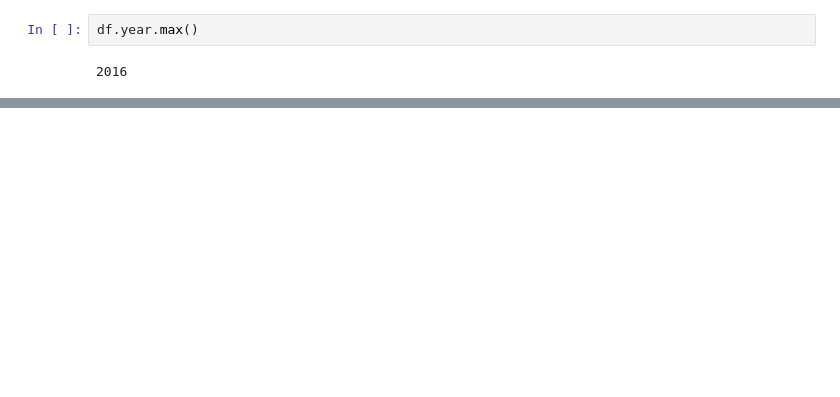
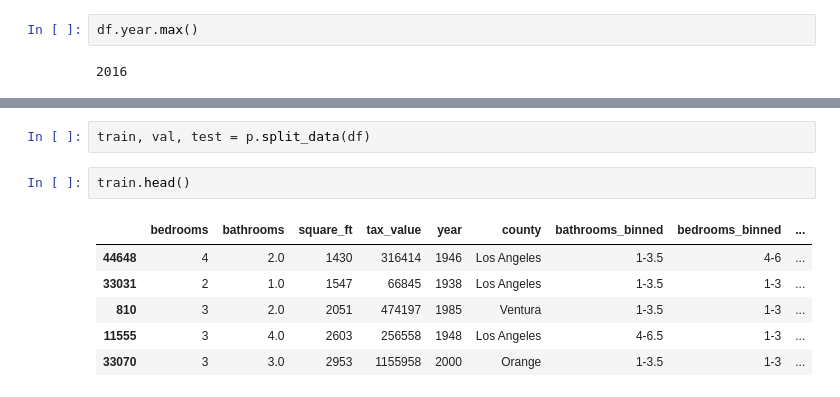
Before and after one commit to Msalazar2/Regression-Model-Project, a Jupyter notebook: scratch2.ipynb, the cells around one changed output, grey strips where cells are left out. Drawn from its saved outputs; the diff is of its cells as text; blank space fills up the shorter version.

```diff
--- a/scratch2.ipynb
+++ b/scratch2.ipynb
@@ -279,0 +314,11 @@ plt.show()
+# %%
+train, val, test = p.split_data(df)
+# %%
+train.head()
+# %% [output]
+|  | bedrooms | bathrooms | square_ft | tax_value | year | county | bathrooms_binned | bedrooms_binned | ... |
+| 44648 | 4 | 2.0 | 1430 | 316414 | 1946 | Los Angeles | 1-3.5 | 4-6 | ... |
+| 33031 | 2 | 1.0 | 1547 | 66845 | 1938 | Los Angeles | 1-3.5 | 1-3 | ... |
+| 810 | 3 | 2.0 | 2051 | 474197 | 1985 | Ventura | 1-3.5 | 1-3 | ... |
+| 11555 | 3 | 4.0 | 2603 | 256558 | 1948 | Los Angeles | 4-6.5 | 1-3 | ... |
+| 33070 | 3 | 3.0 | 2953 | 1155958 | 2000 | Orange | 1-3.5 | 1-3 | ... |
```
Also changed, not shown: parts of 26 cells of this notebook, 8 other files.
